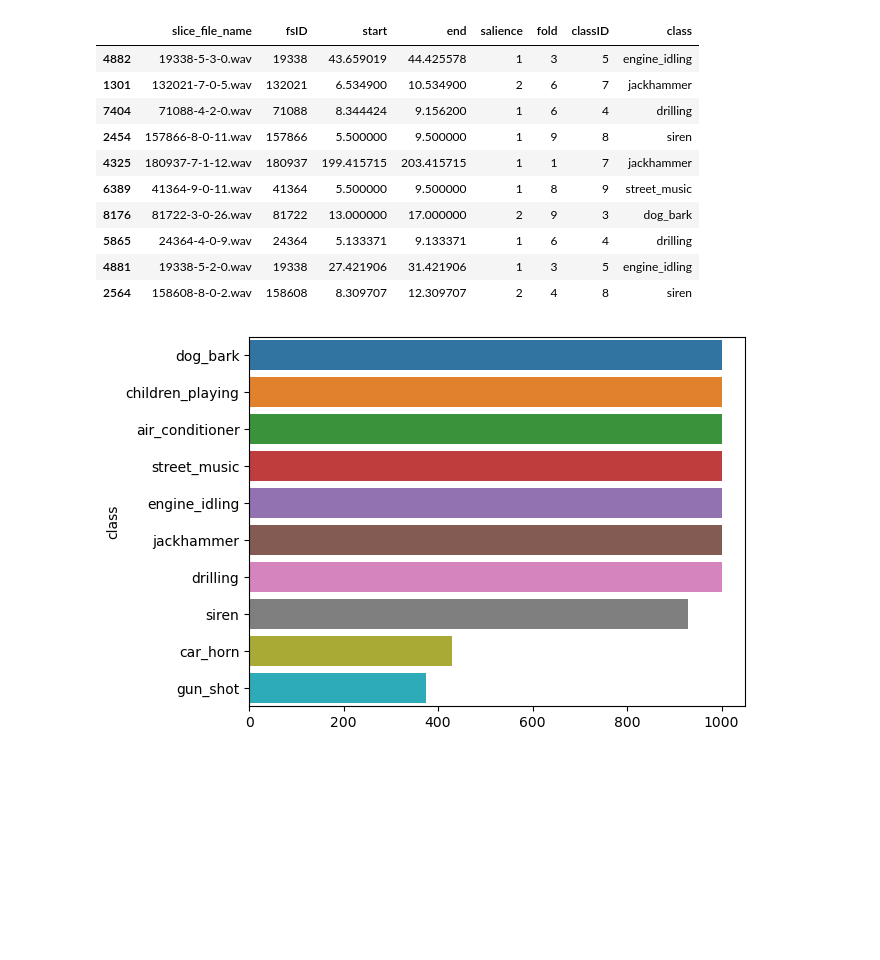
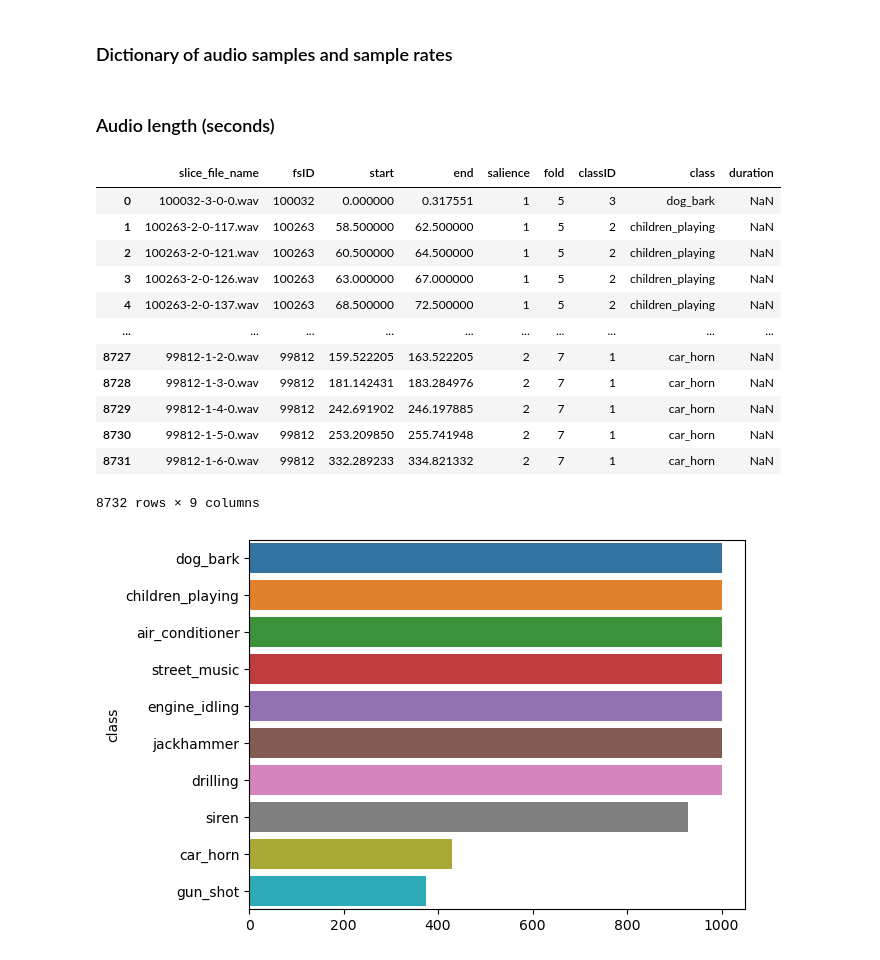
Before and after one commit to juancarlos285/urban-sound-classifier, a Jupyter notebook: nb_1.ipynb, the cells around one changed output. Saved outputs shown, nothing was run; the diff lists cells and outputs as text; code cells hidden in the pictures; blank space fills up the shorter version.

```diff
--- a/nb_1.ipynb
+++ b/nb_1.ipynb
@@ -12,0 +13,3 @@ samples, sample_rate = librosa.load(audio_file, sr=None)
+# %%
+df = pd.read_csv('UrbanSound8K.csv')
+df.head()
@@ -12,0 +59,21 @@ samples, sample_rate = librosa.load(audio_file, sr=None)
+# %%
+def get_audio_files(path:str):
+    counter = 0
+    files = []
+
+    for file in os.listdir(path):
+        if os.path.isdir(f"{path}/{file}"):
+            files.extend(get_audio_files(f"{path}/{file}"))
+        else:
+            title, ext = os.path.splitext(f"{path}/{file}")
+            if ext == '.wav':
+                files.append(title + ext)
+                counter += 1
+    print(path)
+    print(f'Audio files in folder: {counter}')
+    print("")
+    return files
+
+
+
+audio_paths = get_audio_files('data')
@@ -13,17 +98,31 @@ samples, sample_rate = librosa.load(audio_file, sr=None)
+# %% [markdown]
+### Dictionary of audio samples and sample rates
+# %%
+files_loaded = {file: librosa.load(file) for file in audio_paths}
+# %% [markdown]
+### Audio length (seconds)
+# %%
+for file in audio_paths:
+    samples, sample_rate = files_loaded[file]
+    sample_duration = 1 / sample_rate
+    audio_length = len(samples) * sample_duration
+    df.loc[df['slice_file_name'] == file, 'duration'] = audio_length
 # %%
-df.sample(10)
+df
 # %% [output]
-|  | slice_file_name | fsID | start | end | salience | fold | classID | class |
-| 4882 | 19338-5-3-0.wav | 19338 | 43.659019 | 44.425578 | 1 | 3 | 5 | engine_idling |
-| 1301 | 132021-7-0-5.wav | 132021 | 6.534900 | 10.534900 | 2 | 6 | 7 | jackhammer |
-| 7404 | 71088-4-2-0.wav | 71088 | 8.344424 | 9.156200 | 1 | 6 | 4 | drilling |
-| 2454 | 157866-8-0-11.wav | 157866 | 5.500000 | 9.500000 | 1 | 9 | 8 | siren |
-| 4325 | 180937-7-1-12.wav | 180937 | 199.415715 | 203.415715 | 1 | 1 | 7 | jackhammer |
-| 6389 | 41364-9-0-11.wav | 41364 | 5.500000 | 9.500000 | 1 | 8 | 9 | street_music |
-| 8176 | 81722-3-0-26.wav | 81722 | 13.000000 | 17.000000 | 2 | 9 | 3 | dog_bark |
-| 5865 | 24364-4-0-9.wav | 24364 | 5.133371 | 9.133371 | 1 | 6 | 4 | drilling |
-| 4881 | 19338-5-2-0.wav | 19338 | 27.421906 | 31.421906 | 1 | 3 | 5 | engine_idling |
-| 2564 | 158608-8-0-2.wav | 158608 | 8.309707 | 12.309707 | 2 | 4 | 8 | siren |
+|  | slice_file_name | fsID | start | end | salience | fold | classID | class | duration |
+| 0 | 100032-3-0-0.wav | 100032 | 0.000000 | 0.317551 | 1 | 5 | 3 | dog_bark | NaN |
+| 1 | 100263-2-0-117.wav | 100263 | 58.500000 | 62.500000 | 1 | 5 | 2 | children_playing | NaN |
+| 2 | 100263-2-0-121.wav | 100263 | 60.500000 | 64.500000 | 1 | 5 | 2 | children_playing | NaN |
+| 3 | 100263-2-0-126.wav | 100263 | 63.000000 | 67.000000 | 1 | 5 | 2 | children_playing | NaN |
+| 4 | 100263-2-0-137.wav | 100263 | 68.500000 | 72.500000 | 1 | 5 | 2 | children_playing | NaN |
+| ... | ... | ... | ... | ... | ... | ... | ... | ... | ... |
+| 8727 | 99812-1-2-0.wav | 99812 | 159.522205 | 163.522205 | 2 | 7 | 1 | car_horn | NaN |
+| 8728 | 99812-1-3-0.wav | 99812 | 181.142431 | 183.284976 | 2 | 7 | 1 | car_horn | NaN |
+| 8729 | 99812-1-4-0.wav | 99812 | 242.691902 | 246.197885 | 2 | 7 | 1 | car_horn | NaN |
+| 8730 | 99812-1-5-0.wav | 99812 | 253.209850 | 255.741948 | 2 | 7 | 1 | car_horn | NaN |
+| 8731 | 99812-1-6-0.wav | 99812 | 332.289233 | 334.821332 | 2 | 7 | 1 | car_horn | NaN |
+8732 rows × 9 columns
 # %%
 classes = df['class'].value_counts()
 sns.barplot(y = classes.index, x = classes.values);
```
Also changed, not shown: parts of 37 cells of this notebook, 3 other files.
